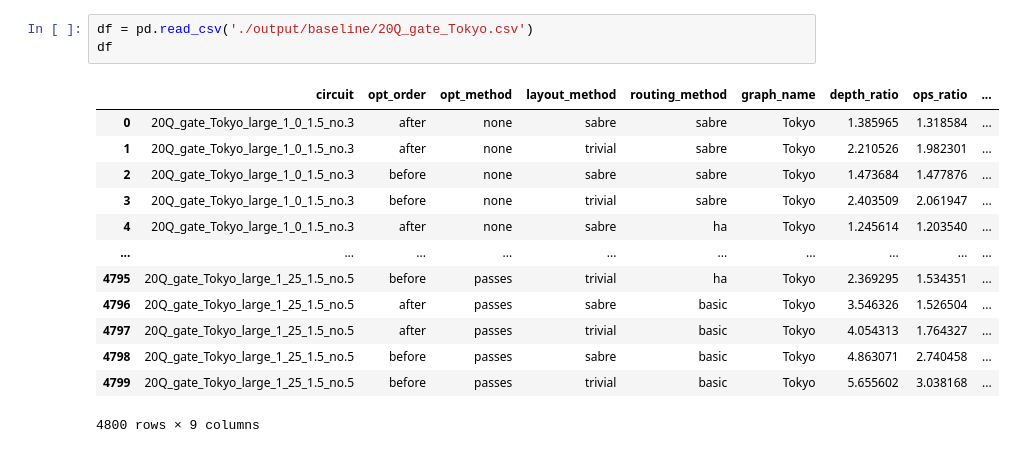
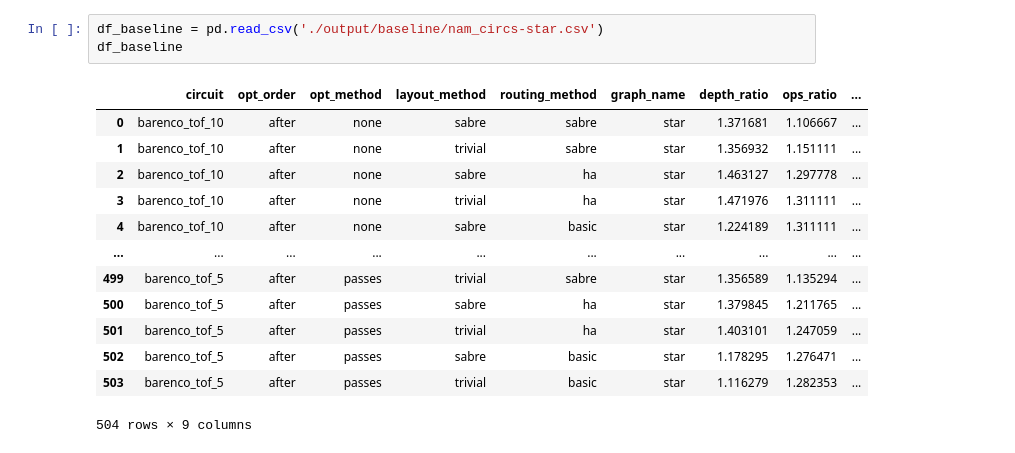
Before and after one commit to congfeng4/QuantumCompiler, a Jupyter notebook: run_baseline.ipynb, the cells around one changed output. Drawn from its saved outputs; the diff is of its cells as text.

```diff
--- a/run_baseline.ipynb
+++ b/run_baseline.ipynb
@@ -5,17 +53,17 @@ import matplotlib.pyplot as plt
 # %%
-df = pd.read_csv('./output/baseline/20Q_gate_Tokyo.csv')
-df
+df_baseline = pd.read_csv('./output/baseline/nam_circs-star.csv')
+df_baseline
 # %% [output]
 |  | circuit | opt_order | opt_method | layout_method | routing_method | graph_name | depth_ratio | ops_ratio | ... |
-| 0 | 20Q_gate_Tokyo_large_1_0_1.5_no.3 | after | none | sabre | sabre | Tokyo | 1.385965 | 1.318584 | ... |
-| 1 | 20Q_gate_Tokyo_large_1_0_1.5_no.3 | after | none | trivial | sabre | Tokyo | 2.210526 | 1.982301 | ... |
-| 2 | 20Q_gate_Tokyo_large_1_0_1.5_no.3 | before | none | sabre | sabre | Tokyo | 1.473684 | 1.477876 | ... |
-| 3 | 20Q_gate_Tokyo_large_1_0_1.5_no.3 | before | none | trivial | sabre | Tokyo | 2.403509 | 2.061947 | ... |
-| 4 | 20Q_gate_Tokyo_large_1_0_1.5_no.3 | after | none | sabre | ha | Tokyo | 1.245614 | 1.203540 | ... |
+| 0 | barenco_tof_10 | after | none | sabre | sabre | star | 1.371681 | 1.106667 | ... |
+| 1 | barenco_tof_10 | after | none | trivial | sabre | star | 1.356932 | 1.151111 | ... |
+| 2 | barenco_tof_10 | after | none | sabre | ha | star | 1.463127 | 1.297778 | ... |
+| 3 | barenco_tof_10 | after | none | trivial | ha | star | 1.471976 | 1.311111 | ... |
+| 4 | barenco_tof_10 | after | none | sabre | basic | star | 1.224189 | 1.311111 | ... |
 | ... | ... | ... | ... | ... | ... | ... | ... | ... | ... |
-| 4795 | 20Q_gate_Tokyo_large_1_25_1.5_no.5 | before | passes | trivial | ha | Tokyo | 2.369295 | 1.534351 | ... |
-| 4796 | 20Q_gate_Tokyo_large_1_25_1.5_no.5 | after | passes | sabre | basic | Tokyo | 3.546326 | 1.526504 | ... |
-| 4797 | 20Q_gate_Tokyo_large_1_25_1.5_no.5 | after | passes | trivial | basic | Tokyo | 4.054313 | 1.764327 | ... |
-| 4798 | 20Q_gate_Tokyo_large_1_25_1.5_no.5 | before | passes | sabre | basic | Tokyo | 4.863071 | 2.740458 | ... |
-| 4799 | 20Q_gate_Tokyo_large_1_25_1.5_no.5 | before | passes | trivial | basic | Tokyo | 5.655602 | 3.038168 | ... |
+| 499 | barenco_tof_5 | after | passes | trivial | sabre | star | 1.356589 | 1.135294 | ... |
+| 500 | barenco_tof_5 | after | passes | sabre | ha | star | 1.379845 | 1.211765 | ... |
+| 501 | barenco_tof_5 | after | passes | trivial | ha | star | 1.403101 | 1.247059 | ... |
+| 502 | barenco_tof_5 | after | passes | sabre | basic | star | 1.178295 | 1.276471 | ... |
+| 503 | barenco_tof_5 | after | passes | trivial | basic | star | 1.116279 | 1.282353 | ... |
-4800 rows × 9 columns
+504 rows × 9 columns
```
Also changed, not shown: parts of 18 cells of this notebook, 11 other files.
